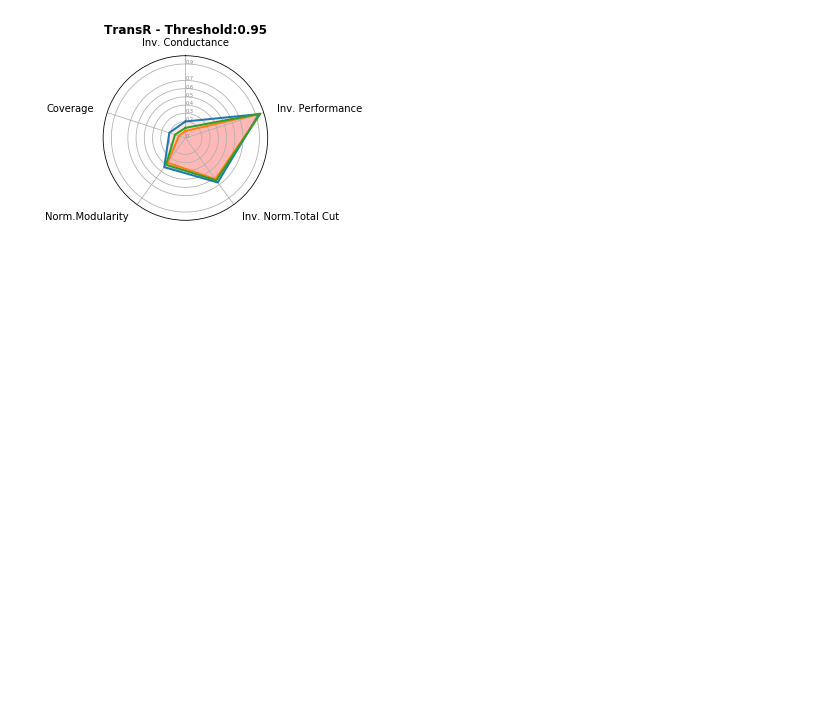
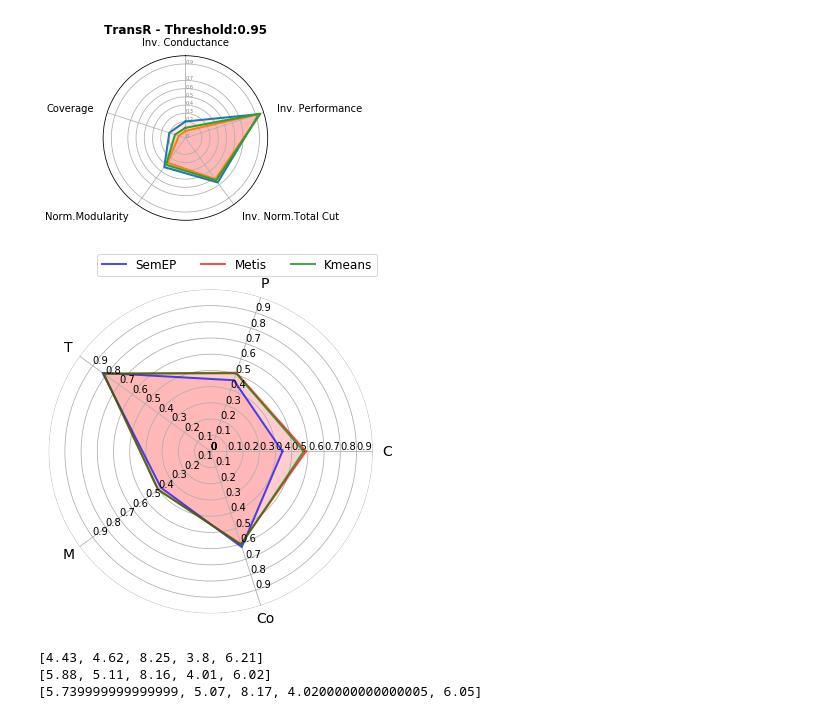
Before and after one commit to i40-Tools/I40KG-Embeddings, a Jupyter notebook: Cluster Algorithms over standard-framework embedding.ipynb, the cells around one changed output. Drawn from its saved outputs; the diff is of its cells as text; code cells hidden in the pictures; blank space fills up the shorter version.

```diff
--- a/Cluster Algorithms over standard-framework embedding.ipynb
+++ b/Cluster Algorithms over standard-framework embedding.ipynb
@@ -899,3 +899,78 @@ plt.savefig("TransR-Threshold:0.95.pdf", format='pdf', bbox_inches = 'tight')
 #plt.show()
 # %% [output]
 [figure]
+# %%
+import numpy as np
+import matplotlib.pyplot as plt
+
+# Optionally use different styles for the graph
+# Gallery: http://tonysyu.github.io/raw_content/matplotlib-style-gallery/gallery.html
+# import matplotlib
+# matplotlib.style.use('dark_background')  # interesting: 'bmh' / 'ggplot' / 'dark_background'
+
+
+class Radar(object):
+    def __init__(self, figure, title, labels, rect=None):
+        if rect is None:
+            rect = [0.05, 0.05, 0.9, 0.9]
+
+        self.n = len(title)
+        self.angles = np.arange(0, 360, 360.0/self.n)
+
+        self.axes = [figure.add_axes(rect, projection='polar', label='axes%d' % i) for i in range(self.n)]
+
+        self.ax = self.axes[0]
+        self.ax.set_thetagrids(self.angles, labels=title, fontsize=14)
+
+        for ax in self.axes[1:]:
+            ax.patch.set_visible(False)
+            ax.grid(False)
+            ax.xaxis.set_visible(False)
+
+        for ax, angle, label in zip(self.axes, self.angles, labels):
+            ax.set_rgrids(range(0, 12), angle=angle, labels=label)
+            ax.spines['polar'].set_visible(False)
+            ax.set_ylim(0, 10)
+
+    def plot(self, values, *args, **kw):
+        angle = np.deg2rad(np.r_[self.angles, self.angles[0]])
+        values = np.r_[values, values[0]]
+        self.ax.plot(angle, values, *args, **kw)
+        self.ax.fill(angle, values, 'r', alpha=0.1)
+
+
+if __name__ == '__main__':
+    fig = plt.figure(figsize=(5, 5))
+
+    tit = ['C','P','T','M','Co']  # 12x
+
+    lab = [
+        ['0','0.1','0.2','0.3','0.4','0.5','0.6','0.7','0.8','0.9'],
+        ['0','0.1','0.2','0.3','0.4','0.5','0.6','0.7','0.8','0.9'],
+        ['0','0.1','0.2','0.3','0.4','0.5','0.6','0.7','0.8','0.9'],
+        ['0','0.1','0.2','0.3','0.4','0.5','0.6','0.7','0.8','0.9'],
+        ['0','0.1','0.2','0.3','0.4','0.5','0.6','0.7','0.8','0.9']
+    ]
+
+    radar = Radar(fig, tit, lab)
+    radar.plot(semep, linestyle='solid', linewidth=2, color='b', alpha=0.7, label='SemEP')
+    radar.plot(metis, linestyle='solid', linewidth=2, color='r', alpha=0.7, label='Metis')
+    radar.plot(kmeans, linestyle='solid', linewidth=2, color='g', alpha=0.7, label='Kmeans')
+
+    radar.ax.legend(loc = (0.15, 1.04), ncol=3, fontsize='large')
+    fig.savefig("TransD-Threshold85_01.pdf", format='pdf', bbox_inches = 'tight')
+# %% [output]
+[figure, added]
+# %%
+measure = cls_evaluation_TransD_th_85
+array_semep = measure.iloc[0].tolist()[1:]
+semep = [i * 10 for i in array_semep]
+array_metis = measure.iloc[1].tolist()[1:]
+metis = [i * 10 for i in array_metis]
+array_kmeans = measure.iloc[2].tolist()[1:]
+kmeans = [i * 10 for i in array_kmeans]
+print(*[semep, metis, kmeans], sep='\n')
+# %% [output]
+[4.43, 4.62, 8.25, 3.8, 6.21]
+[5.88, 5.11, 8.16, 4.01, 6.02]
+[5.739999999999999, 5.07, 8.17, 4.0200000000000005, 6.05]
```
Also changed, not shown: parts of 4 cells of this notebook, 18 other files.
